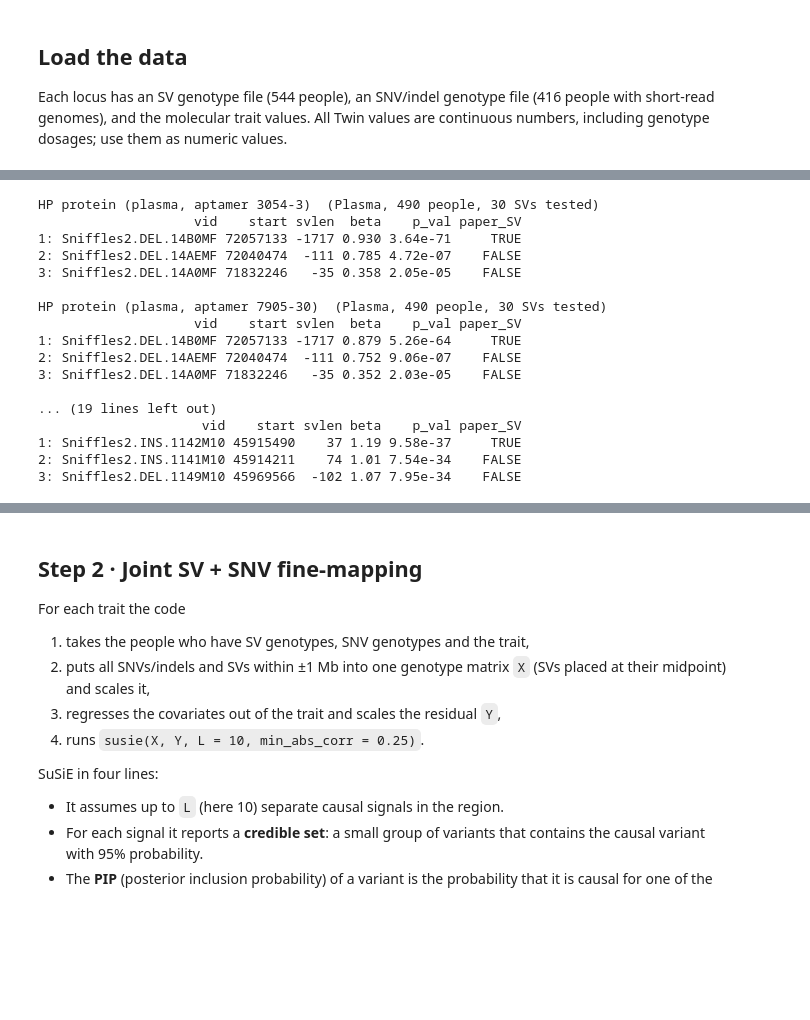
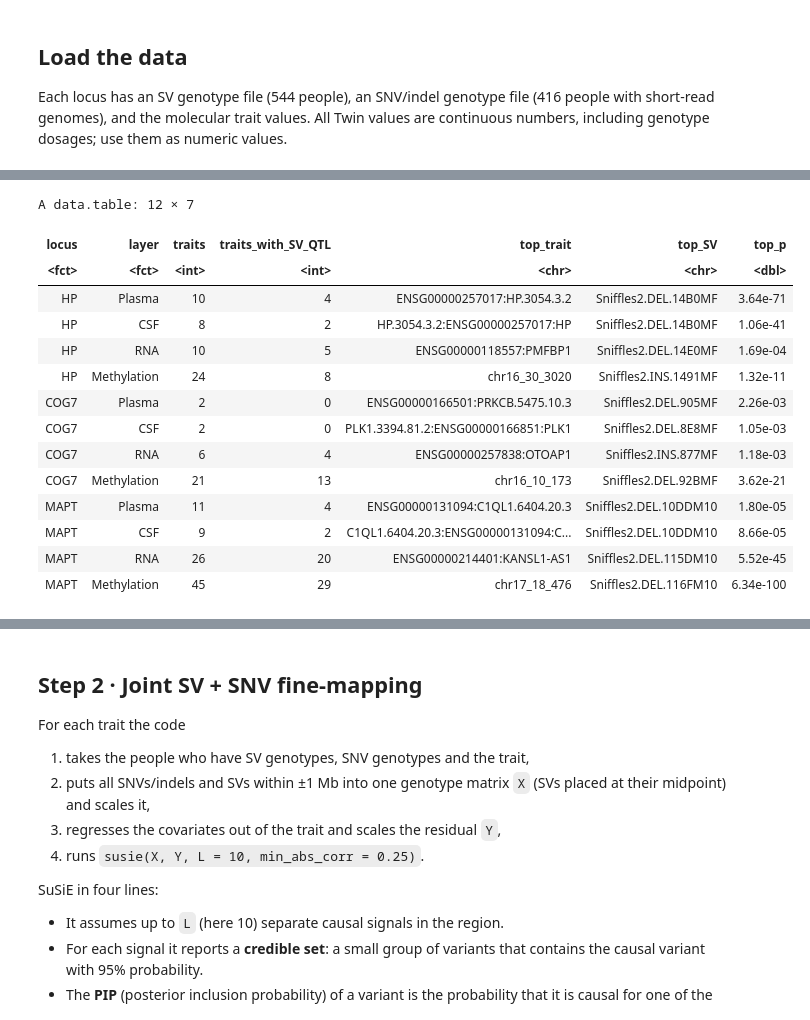
Before and after one commit to Junkkkk/sv-finemapping-coloc-tutorial, a Jupyter notebook: notebooks/02_finemapping_and_colocalization.ipynb, the cells around one changed output, grey strips where cells are left out. Cells and saved outputs as stored; diff of their text form; code cells hidden in the pictures; blank space fills up the shorter version.

```diff
--- a/notebooks/02_finemapping_and_colocalization.ipynb
+++ b/notebooks/02_finemapping_and_colocalization.ipynb
@@ -95,54 +97,63 @@ SV-trait pairs genome-wide; here we only look at the tests near our traits.
 # %%
 qtl_map <- function(vp_pair, genos.mat, phenos.mat, covars) {
     GT = genos.mat[vp_pair[["vid"]], ]
     Pheno = phenos.mat[vp_pair[["pid"]], ]
     Pheno = Pheno[!is.na(GT)]
     X = as.matrix(cbind(GT = genos.mat[vp_pair[["vid"]], ], covars))
     X = X[!is.na(GT), ]
     lm_result <- fastLmPure(X, y = Pheno)
     lm_result$pvalue <- pt(abs(lm_result$coefficients / lm_result$se), df = (nrow(X) - ncol(X)), lower.tail = F)
     data.frame(pid = vp_pair[["pid"]], vid = vp_pair[["vid"]], beta = lm_result$coefficients[1],
                SE = lm_result$se[1], p_val = lm_result$pvalue[1])
 }
 
 sv_qtl_scan <- function(locus, layer, this_pheno) {
     L <- layers[[layer]]
     covars <- L$covars[, 1:(14 + N_PCS[[layer]])]
     sv <- geno[[locus]]$SV
     pos <- L$info[pheno_id == this_pheno]
     in_window <- sv$info$start <= pos$end + CIS_WINDOW & sv$info$end >= pos$start - CIS_WINDOW
     genos.mat <- sv$mat[in_window, rownames(covars), drop = FALSE]
     pairs <- data.frame(pid = this_pheno, vid = rownames(genos.mat))
     res <- rbindlist(lapply(seq_len(nrow(pairs)), function(i) qtl_map(pairs[i, ], genos.mat, L$mat, covars)))
     res <- merge(sv$info[, .(vid = variant_id, start, end, svlen)], res, by = "vid")
     res[order(p_val)]
 }
 
-traits <- unique(LOCI[, .(locus, layer, pheno_id, label, sv_id)])
-scans <- list()
-for (i in seq_len(nrow(traits))) {
-    a <- traits[i]
-    s <- sv_qtl_scan(a$locus, a$layer, a$pheno_id)
-    scans[[a$pheno_id]] <- s
-    cat(sprintf("\n%s  (%s, %d people, %d SVs tested)\n", a$label, a$layer, ncol(layers[[a$layer]]$mat), nrow(s)))
-    print(head(s[, .(vid, start, svlen, beta = signif(beta, 3), p_val = signif(p_val, 3),
-                     paper_SV = vid == a$sv_id)], 3))
-}
+LAYER_ORDER <- c("Plasma", "CSF", "RNA", "Methylation")
+regions <- unique(LOCI[, .(locus, chrom, region_start, region_end)])
+all_tests <- rbindlist(lapply(seq_len(nrow(regions)), function(k) {
+    r <- regions[k]
+    rbindlist(lapply(LAYER_ORDER, function(layer) {
+        ids <- layers[[layer]]$info[chrom == r$chrom & start >= r$region_start & end <= r$region_end, pheno_id]
+        rbindlist(lapply(ids, function(id) data.table(locus = r$locus, layer = layer, sv_qtl_scan(r$locus, layer, id))))
+    }))
+}))
+all_tests[, fdr := p.adjust(p_val, method = "BH"), by = layer]
+all_tests[, `:=`(locus = factor(locus, levels = regions$locus), layer = factor(layer, levels = LAYER_ORDER))]
+
+# best SV for each trait
+best <- all_tests[order(p_val), .SD[1], by = .(locus, layer, pid)]
+best[, sv_qtl := fdr < 0.05]
+best[, paper_trait := pid %in% LOCI$pheno_id]
+
+sv_qtl_summary <- best[, .(traits = .N, traits_with_SV_QTL = sum(sv_qtl),
+                           top_trait = pid[which.min(p_val)], top_SV = vid[which.min(p_val)],
+                           top_p = signif(min(p_val), 3)), by = .(locus, layer)][order(locus, layer)]
+sv_qtl_summary
 # %% [output]
-HP protein (plasma, aptamer 3054-3)  (Plasma, 490 people, 30 SVs tested)
-                    vid    start svlen  beta    p_val paper_SV
-1: Sniffles2.DEL.14B0MF 72057133 -1717 0.930 3.64e-71     TRUE
-2: Sniffles2.DEL.14AEMF 72040474  -111 0.785 4.72e-07    FALSE
-3: Sniffles2.DEL.14A0MF 71832246   -35 0.358 2.05e-05    FALSE
-
-HP protein (plasma, aptamer 7905-30)  (Plasma, 490 people, 30 SVs tested)
-                    vid    start svlen  beta    p_val paper_SV
-1: Sniffles2.DEL.14B0MF 72057133 -1717 0.879 5.26e-64     TRUE
-2: Sniffles2.DEL.14AEMF 72040474  -111 0.752 9.06e-07    FALSE
-3: Sniffles2.DEL.14A0MF 71832246   -35 0.352 2.03e-05    FALSE
-
-... (19 lines left out)
-                     vid    start svlen beta    p_val paper_SV
-1: Sniffles2.INS.1142M10 45915490    37 1.19 9.58e-37     TRUE
-2: Sniffles2.INS.1141M10 45914211    74 1.01 7.54e-34    FALSE
-3: Sniffles2.DEL.1149M10 45969566  -102 1.07 7.95e-34    FALSE
+A data.table: 12 × 7
+| locus | layer | traits | traits_with_SV_QTL | top_trait | top_SV | top_p |
+| <fct> | <fct> | <int> | <int> | <chr> | <chr> | <dbl> |
+| HP | Plasma | 10 | 4 | ENSG00000257017:HP.3054.3.2 | Sniffles2.DEL.14B0MF | 3.64e-71 |
+| HP | CSF | 8 | 2 | HP.3054.3.2:ENSG00000257017:HP | Sniffles2.DEL.14B0MF | 1.06e-41 |
+| HP | RNA | 10 | 5 | ENSG00000118557:PMFBP1 | Sniffles2.DEL.14E0MF | 1.69e-04 |
+| HP | Methylation | 24 | 8 | chr16_30_3020 | Sniffles2.INS.1491MF | 1.32e-11 |
+| COG7 | Plasma | 2 | 0 | ENSG00000166501:PRKCB.5475.10.3 | Sniffles2.DEL.905MF | 2.26e-03 |
+| COG7 | CSF | 2 | 0 | PLK1.3394.81.2:ENSG00000166851:PLK1 | Sniffles2.DEL.8E8MF | 1.05e-03 |
+| COG7 | RNA | 6 | 4 | ENSG00000257838:OTOAP1 | Sniffles2.INS.877MF | 1.18e-03 |
+| COG7 | Methylation | 21 | 13 | chr16_10_173 | Sniffles2.DEL.92BMF | 3.62e-21 |
+| MAPT | Plasma | 11 | 4 | ENSG00000131094:C1QL1.6404.20.3 | Sniffles2.DEL.10DDM10 | 1.80e-05 |
+| MAPT | CSF | 9 | 2 | C1QL1.6404.20.3:ENSG00000131094:C... | Sniffles2.DEL.10DDM10 | 8.66e-05 |
+| MAPT | RNA | 26 | 20 | ENSG00000214401:KANSL1-AS1 | Sniffles2.DEL.115DM10 | 5.52e-45 |
+| MAPT | Methylation | 45 | 29 | chr17_18_476 | Sniffles2.DEL.116FM10 | 6.34e-100 |
```
Also changed, not shown: parts of 8 cells of this notebook, 22 other files.
